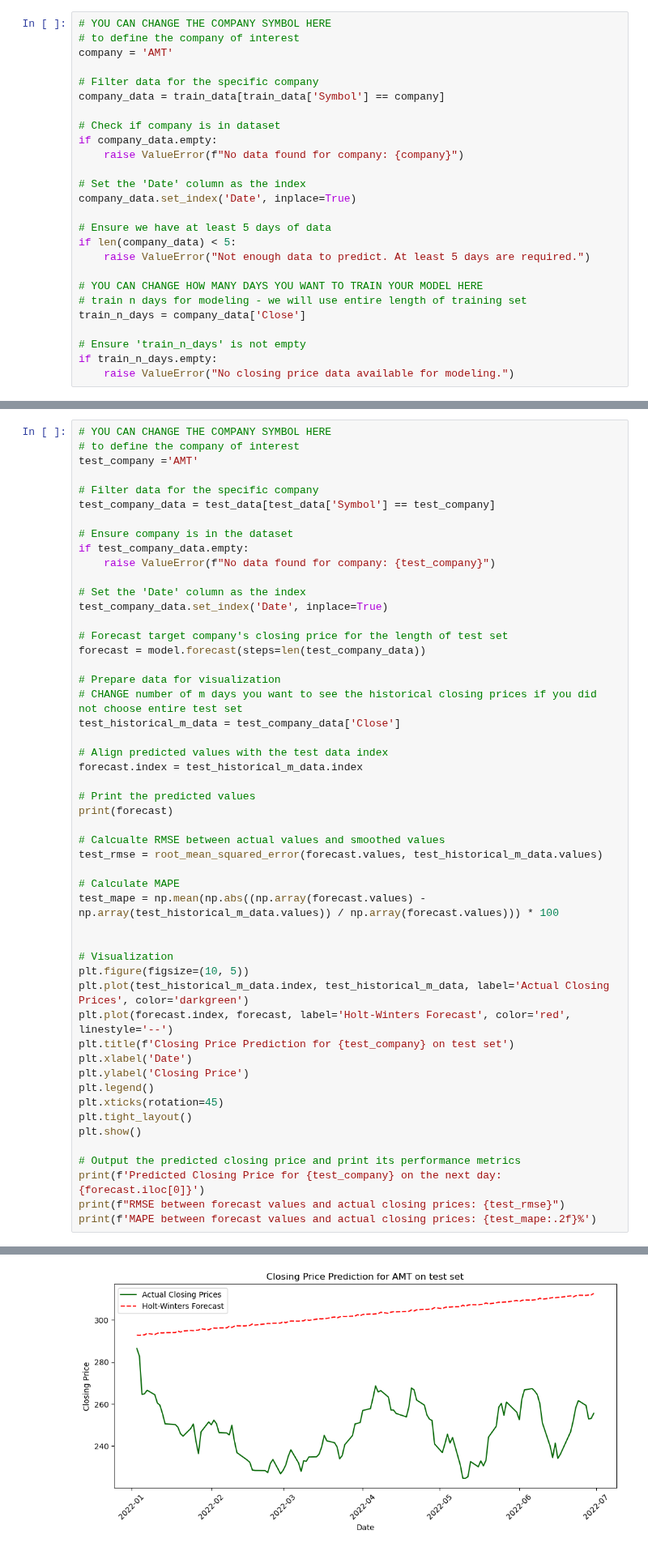
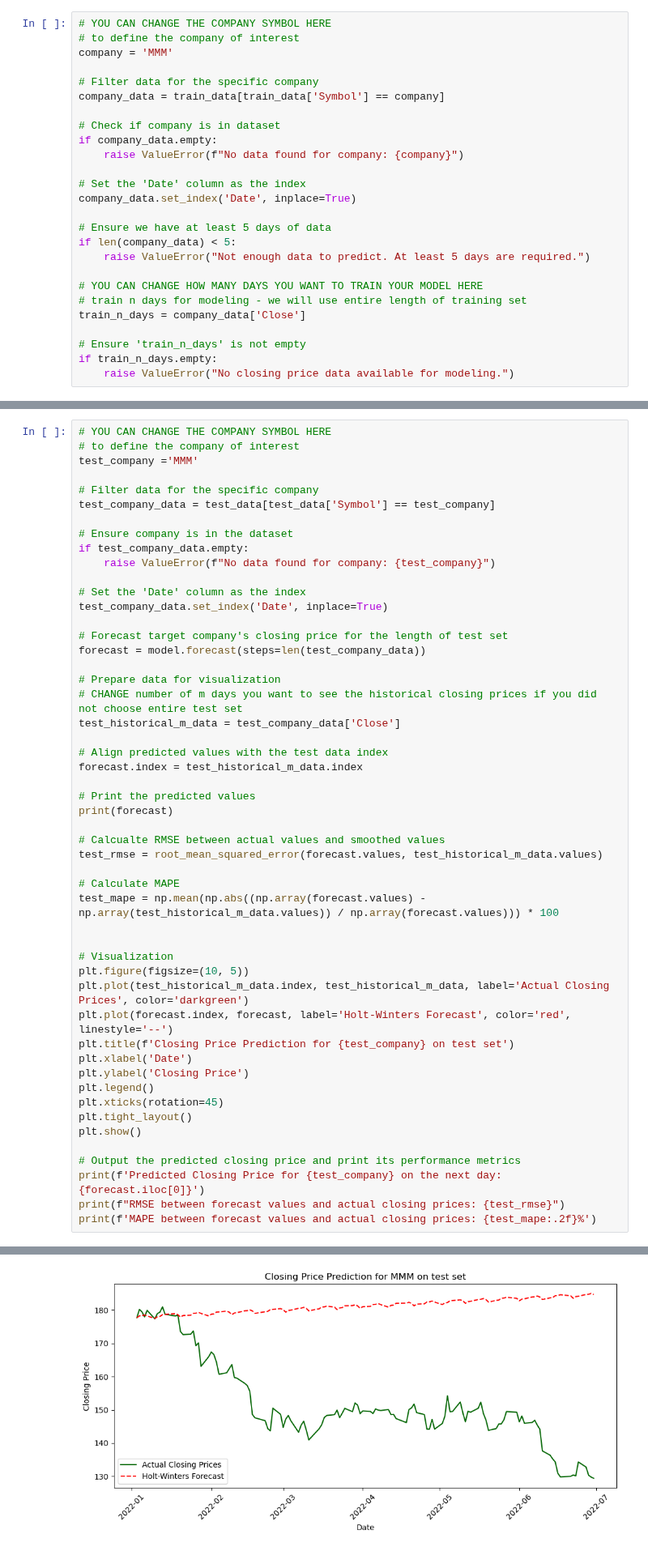
Before and after one commit to yothisisash/IT1244-Stock-Market, a Jupyter notebook: holt_winters_single_company_v2.ipynb, the cells around one changed output, grey strips where cells are left out. Shown at 81% size. Cells and saved outputs as stored; diff of their text form.

```diff
--- a/holt_winters_single_company_v2.ipynb
+++ b/holt_winters_single_company_v2.ipynb
@@ -47,7 +47,7 @@ Columns in the DataFrame: Index(['Date', 'Close', 'Volume', 'Symbol', 'News - Po
 # %%
 # YOU CAN CHANGE THE COMPANY SYMBOL HERE
 # to define the company of interest
-company = 'AMT'
+company = 'MMM'
 
 # Filter data for the specific company
 company_data = train_data[train_data['Symbol'] == company]
@@ -240,7 +240,7 @@ Columns in the DataFrame: Index(['Date', 'Close', 'Volume', 'Symbol', 'News - Po
 # %%
 # YOU CAN CHANGE THE COMPANY SYMBOL HERE
 # to define the company of interest
-test_company ='AMT'
+test_company ='MMM'
 
 # Filter data for the specific company
 test_company_data = test_data[test_data['Symbol'] == test_company]
@@ -304,2 +304,2 @@ Date
 Length: 124, dtype: float64
-[figure, old version]
+[figure, new version]
```
Also changed, not shown: parts of 10 cells of this notebook, 1 other file.
